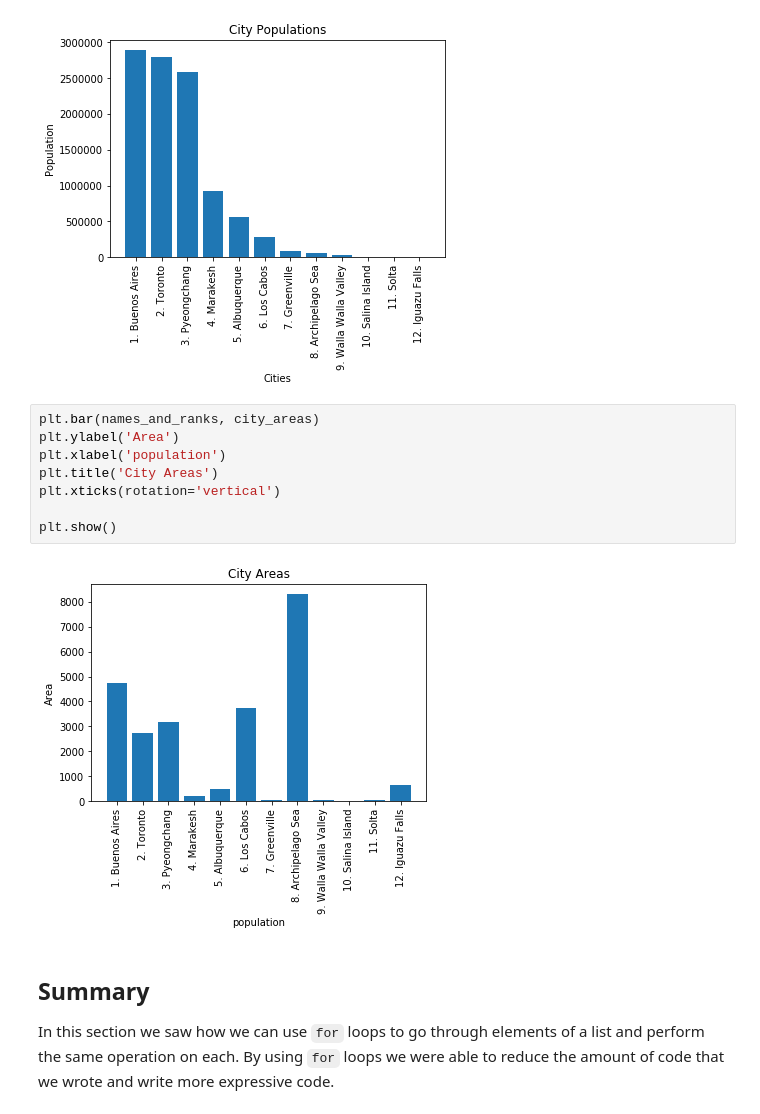
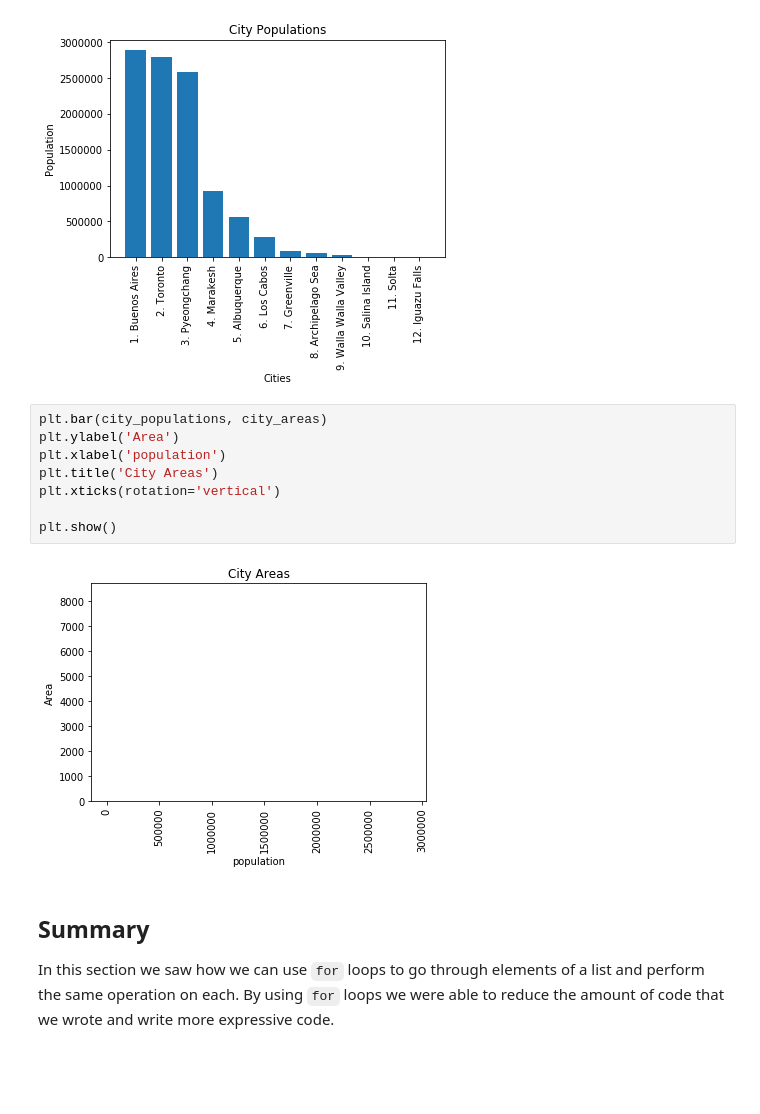
Before and after one commit to yoshinator/dsc-looping-over-collections-lab-staff, a Jupyter notebook: index.ipynb, the cells around one changed output. Cells and saved outputs as stored; diff of their text form; blank space fills up the shorter version.

```diff
--- a/index.ipynb
+++ b/index.ipynb
@@ -189,15 +189,15 @@ plt.show()
 # %% [output]
 [figure]
 # %%
-plt.bar(names_and_ranks, city_areas)
+plt.bar(city_populations, city_areas)
 plt.ylabel('Area')
 plt.xlabel('population')
 plt.title('City Areas')
 plt.xticks(rotation='vertical')
 
 plt.show()
 # %% [output]
-[figure, old version]
+[figure, new version]
 # %% [markdown]
 ## Summary
 
```
